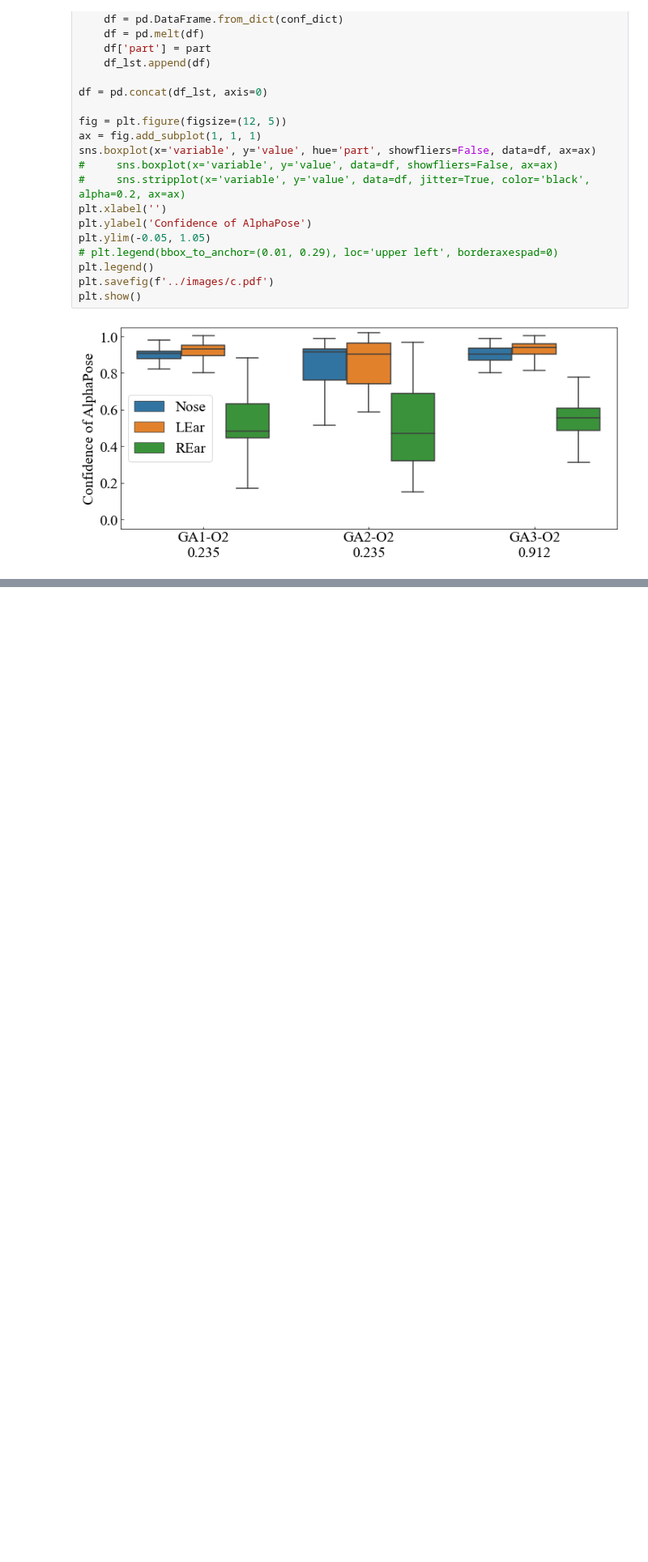
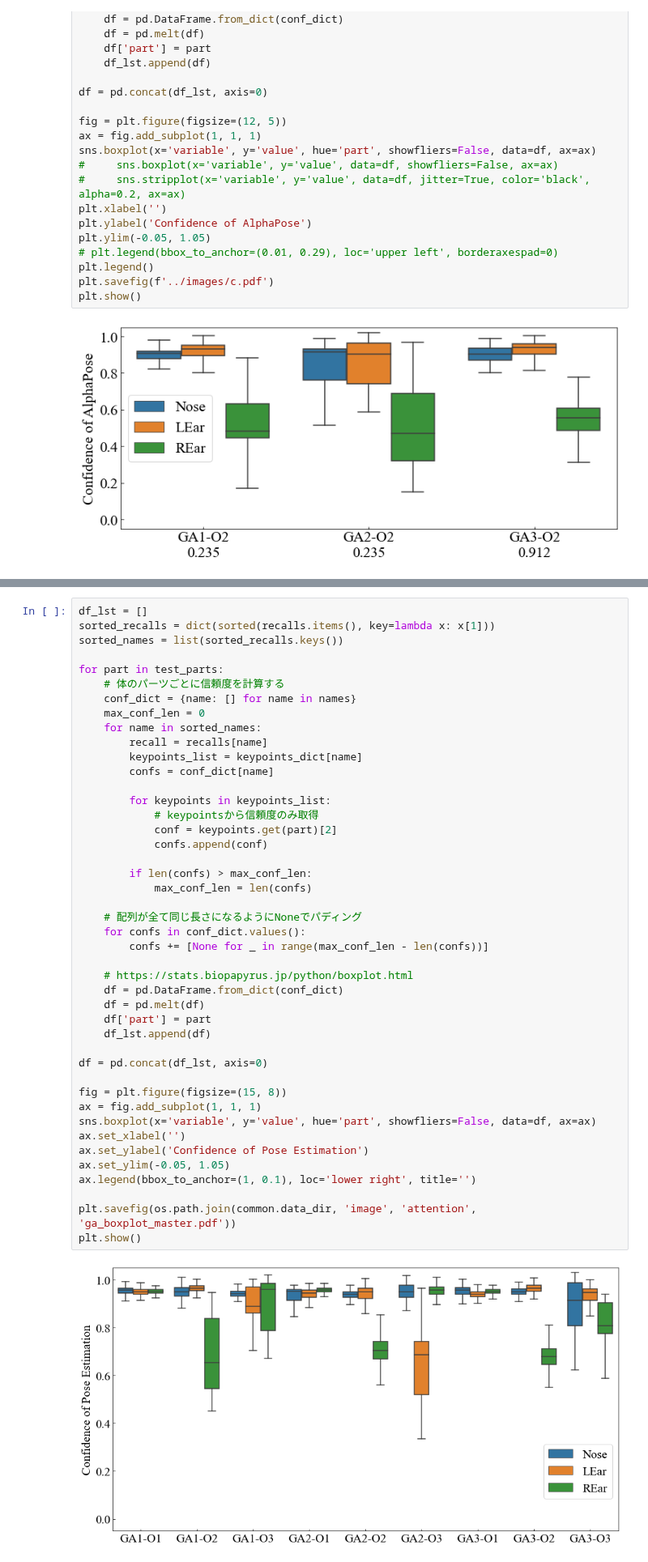
Before and after one commit to kojikojiprg/ova4gar, a Jupyter notebook: notebooks/ex0304/attention/confidence_attention.ipynb, the cells around one changed output, grey strips where cells are left out. Shown at 81% size. Cells and saved outputs as stored; diff of their text form; blank space fills up the shorter version.

```diff
--- a/notebooks/ex0304/attention/confidence_attention.ipynb
+++ b/notebooks/ex0304/attention/confidence_attention.ipynb
@@ -226,0 +229,46 @@ plt.show()
+# %%
+df_lst = []
+sorted_recalls = dict(sorted(recalls.items(), key=lambda x: x[1]))
+sorted_names = list(sorted_recalls.keys())
+
+for part in test_parts:
+    # 体のパーツごとに信頼度を計算する
+    conf_dict = {name: [] for name in names}
+    max_conf_len = 0
+    for name in sorted_names:
+        recall = recalls[name]
+        keypoints_list = keypoints_dict[name]
+        confs = conf_dict[name]
+
+        for keypoints in keypoints_list:
+            # keypointsから信頼度のみ取得
+            conf = keypoints.get(part)[2]
+            confs.append(conf)
+
+        if len(confs) > max_conf_len:
+            max_conf_len = len(confs)
+
+    # 配列が全て同じ長さになるようにNoneでパディング
+    for confs in conf_dict.values():
+        confs += [None for _ in range(max_conf_len - len(confs))]
+
+    # https://stats.biopapyrus.jp/python/boxplot.html
+    df = pd.DataFrame.from_dict(conf_dict)
+    df = pd.melt(df)
+    df['part'] = part
+    df_lst.append(df)
+
+df = pd.concat(df_lst, axis=0)
+
+fig = plt.figure(figsize=(15, 8))
+ax = fig.add_subplot(1, 1, 1)
+sns.boxplot(x='variable', y='value', hue='part', showfliers=False, data=df, ax=ax)
+ax.set_xlabel('')
+ax.set_ylabel('Confidence of Pose Estimation')
+ax.set_ylim(-0.05, 1.05)
+ax.legend(bbox_to_anchor=(1, 0.1), loc='lower right', title='')
+
+plt.savefig(os.path.join(common.data_dir, 'image', 'attention', 'ga_boxplot_master.pdf'))
+plt.show()
+# %% [output]
+[figure, added]
```
Also changed, not shown: parts of 4 cells of this notebook.
